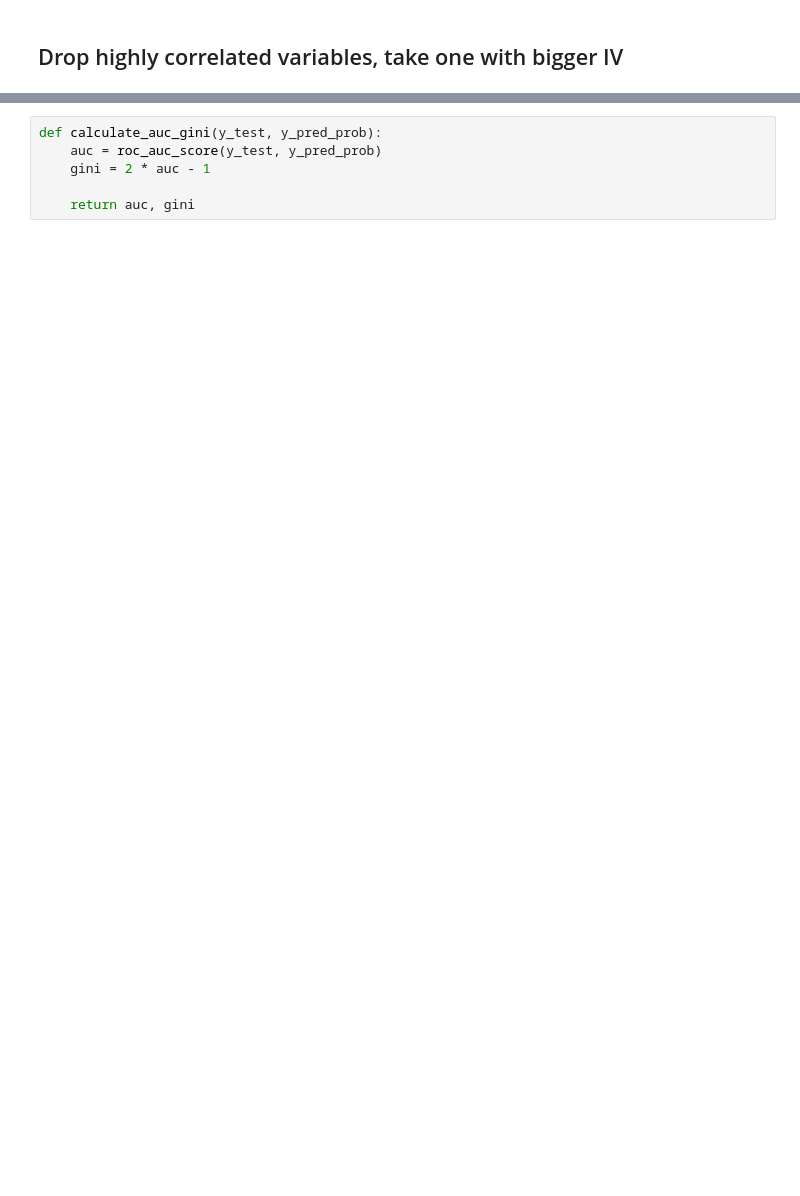
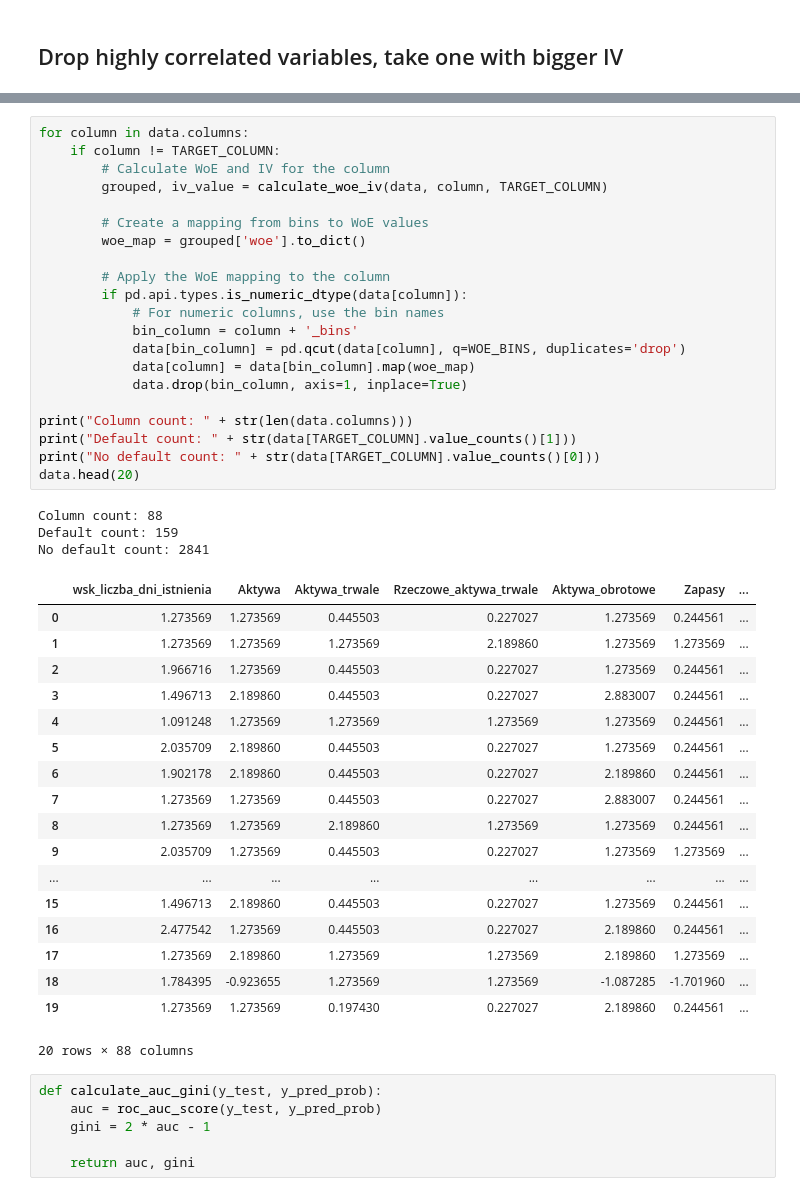
Before and after one commit to wojtek2288/interpretowalnosc, a Jupyter notebook: projekt.ipynb, the cells around one changed output, grey strips where cells are left out. Saved outputs shown, nothing was run; the diff lists cells and outputs as text; blank space fills up the shorter version.

```diff
--- a/projekt.ipynb
+++ b/projekt.ipynb
@@ -317,3 +321,46 @@ Number of colums after: 67
+# %%
+for column in data.columns:
+    if column != TARGET_COLUMN:
+        # Calculate WoE and IV for the column
+        grouped, iv_value = calculate_woe_iv(data, column, TARGET_COLUMN)
+
+        # Create a mapping from bins to WoE values
+        woe_map = grouped['woe'].to_dict()
+
+        # Apply the WoE mapping to the column
+        if pd.api.types.is_numeric_dtype(data[column]):
+            # For numeric columns, use the bin names
+            bin_column = column + '_bins'
+            data[bin_column] = pd.qcut(data[column], q=WOE_BINS, duplicates='drop')
+            data[column] = data[bin_column].map(woe_map)
+            data.drop(bin_column, axis=1, inplace=True)
+
+print("Column count: " + str(len(data.columns)))
+print("Default count: " + str(data[TARGET_COLUMN].value_counts()[1]))
+print("No default count: " + str(data[TARGET_COLUMN].value_counts()[0]))
+data.head(20)
+# %% [output]
+Column count: 88
+Default count: 159
+No default count: 2841
+|  | wsk_liczba_dni_istnienia | Aktywa | Aktywa_trwale | Rzeczowe_aktywa_trwale | Aktywa_obrotowe | Zapasy | ... |
+| 0 | 1.273569 | 1.273569 | 0.445503 | 0.227027 | 1.273569 | 0.244561 | ... |
+| 1 | 1.273569 | 1.273569 | 1.273569 | 2.189860 | 1.273569 | 1.273569 | ... |
+| 2 | 1.966716 | 1.273569 | 0.445503 | 0.227027 | 1.273569 | 0.244561 | ... |
+| 3 | 1.496713 | 2.189860 | 0.445503 | 0.227027 | 2.883007 | 0.244561 | ... |
+| 4 | 1.091248 | 1.273569 | 1.273569 | 1.273569 | 1.273569 | 0.244561 | ... |
+| 5 | 2.035709 | 2.189860 | 0.445503 | 0.227027 | 1.273569 | 0.244561 | ... |
+| 6 | 1.902178 | 2.189860 | 0.445503 | 0.227027 | 2.189860 | 0.244561 | ... |
+| 7 | 1.273569 | 1.273569 | 0.445503 | 0.227027 | 2.883007 | 0.244561 | ... |
+| 8 | 1.273569 | 1.273569 | 2.189860 | 1.273569 | 1.273569 | 0.244561 | ... |
+| 9 | 2.035709 | 1.273569 | 0.445503 | 0.227027 | 1.273569 | 1.273569 | ... |
+| ... | ... | ... | ... | ... | ... | ... | ... |
+| 15 | 1.496713 | 2.189860 | 0.445503 | 0.227027 | 1.273569 | 0.244561 | ... |
+| 16 | 2.477542 | 1.273569 | 0.445503 | 0.227027 | 2.189860 | 0.244561 | ... |
+| 17 | 1.273569 | 2.189860 | 1.273569 | 1.273569 | 2.189860 | 1.273569 | ... |
+| 18 | 1.784395 | -0.923655 | 1.273569 | 1.273569 | -1.087285 | -1.701960 | ... |
+| 19 | 1.273569 | 1.273569 | 0.197430 | 0.227027 | 2.189860 | 0.244561 | ... |
+20 rows × 88 columns
 # %%
 def calculate_auc_gini(y_test, y_pred_prob):
     auc = roc_auc_score(y_test, y_pred_prob)
```
Also changed, not shown: parts of 16 cells of this notebook.
